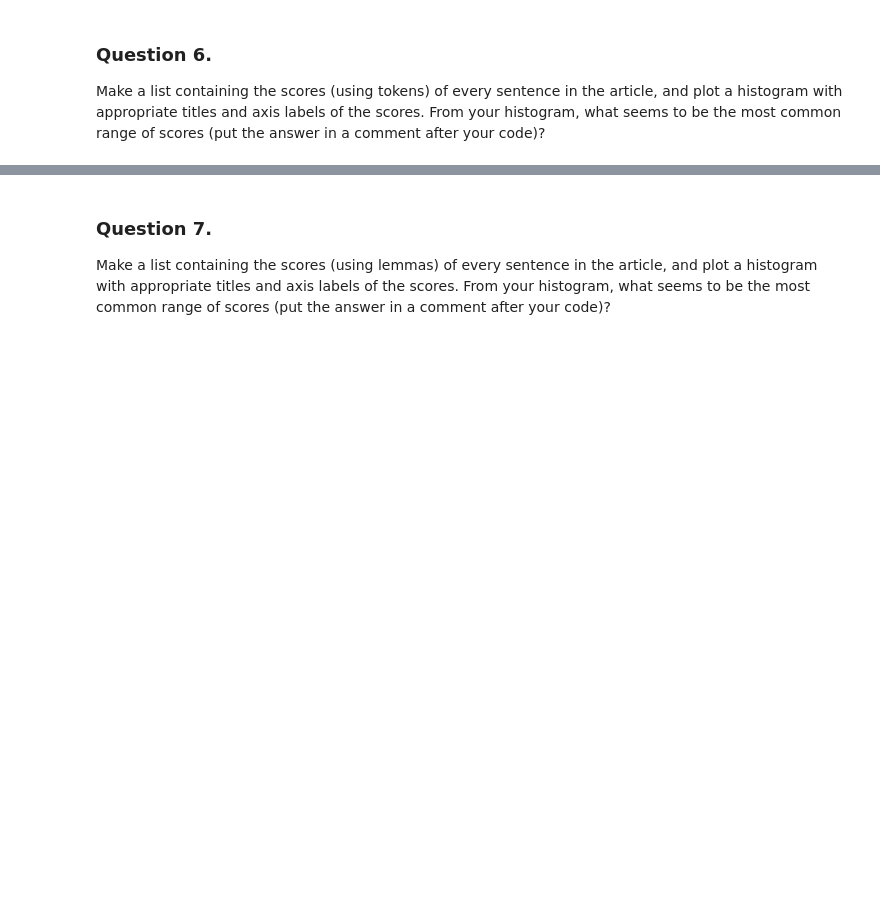
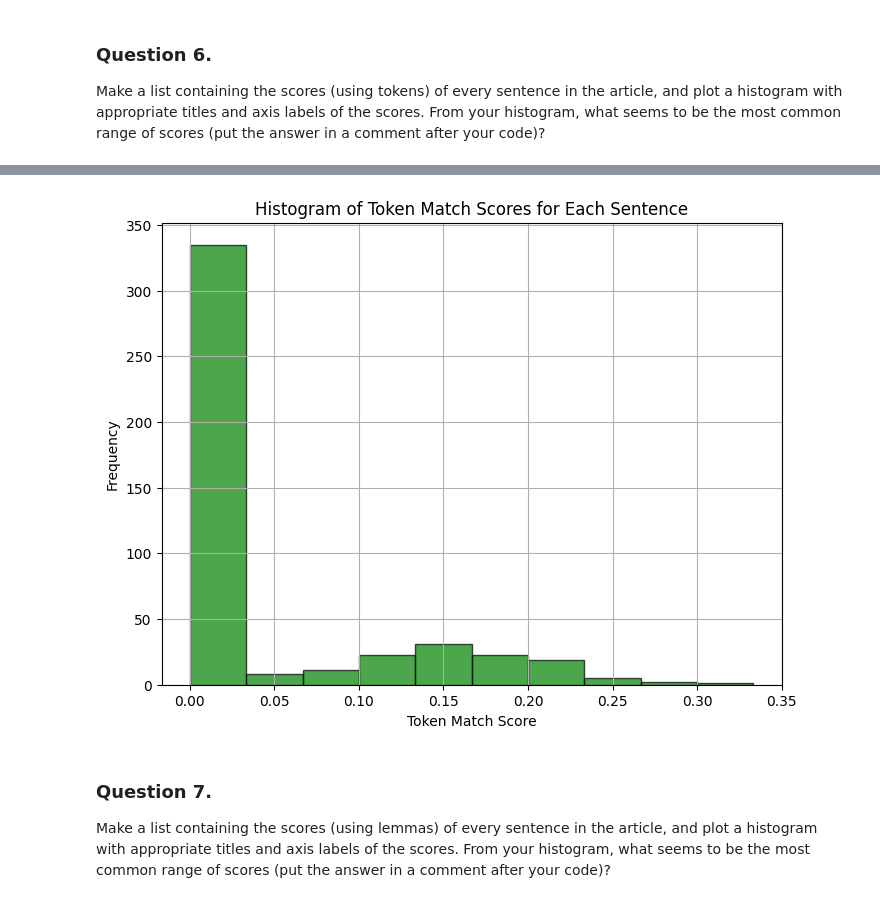
Before and after one commit to anjana-codes/webmin_06_project, a Jupyter notebook: web-scraping.ipynb, the cells around one changed output, grey strips where cells are left out. Saved outputs shown, nothing was run; the diff lists cells and outputs as text; code cells hidden in the pictures; blank space fills up the shorter version.

```diff
--- a/web-scraping.ipynb
+++ b/web-scraping.ipynb
@@ -111,10 +137,23 @@ Token: 'led', Frequency: 10
 Load the article text into a trained `spaCy` pipeline, and determine the 5 most frequent lemmas (converted to lower case).  Print the common lemmas with an appropriate label.  Additionally, print the lemmas with their frequencies (with appropriate labels). Make sure to remove things we don't care about (punctuation, stopwords, whitespace).
 # %%
 import spacy
+import matplotlib.pyplot as plt
 from collections import Counter
+import pickle
+from bs4 import BeautifulSoup
 
-# Load the spaCy pipeline
+# Load the spaCy model
 nlp = spacy.load("en_core_web_sm")
+
+# Load the HTML content from the pickle file
+file_name = "article.pkl"
+with open(file_name, "rb") as file:
+    article_html = pickle.load(file)
+
+# Parse the HTML content with BeautifulSoup
+soup = BeautifulSoup(article_html, "html.parser")
+article_text = soup.get_text()  # Extract the full article text
+
 
 # Process the text through the spaCy pipeline
 doc = nlp(article_text)
@@ -132,7 +171,7 @@ lemma_freq = Counter(filtered_lemmas)
 most_common_lemmas = lemma_freq.most_common(5)
 
 # Print the results
-print("Most common filtered_lemma and their frequency:")
+print("The five most frequent lemmas and their frequency:")
 for lemma, freq in most_common_lemmas:
     print(f"Lemma: '{lemma}', Frequency: {freq}")
 # %% [output]
@@ -248,3 +272,80 @@ plt.show()
+# %%
+import spacy
+import matplotlib.pyplot as plt
+from collections import Counter
+import pickle
+from bs4 import BeautifulSoup
+
+# Load the spaCy model
+nlp = spacy.load("en_core_web_sm")
+
+# Load the HTML content from the pickle file
+file_name = "article.pkl"
+with open(file_name, "rb") as file:
+    article_html = pickle.load(file)
+
+# Parse the HTML content with BeautifulSoup
+soup = BeautifulSoup(article_html, "html.parser")
+article_text = soup.get_text()  # Extract the full article text
+
+# Define the scoring function
+def score_sentence_by_token(sentence, interesting_tokens):
+    """
+    Calculates the ratio of matching tokens in the sentence compared to all tokens.
+
+    Args:
+        sentence (str): The input sentence to evaluate.
+        interesting_tokens (list): A list of "interesting" tokens to look for.
+
+    Returns:
+        float: The ratio of matching tokens to total tokens (between 0 and 1).
+    """
+    # Process the sentence with spaCy
+    doc = nlp(sentence)
+    # Count the number of matching tokens (case-insensitive)
+    match_count = sum(1 for token in doc if token.text.lower() in interesting_tokens)
+    # Calculate the ratio
+    ratio = match_count / len(doc) if len(doc) else 0
+    return ratio
+
+
+# Process the article through the spaCy pipeline
+doc = nlp(article_text)
+
+# Filter tokens: exclude punctuation, stopwords, and whitespace
+filtered_tokens = [
+    token.text.lower() for token in doc
+    if not token.is_stop and not token.is_punct and not token.is_space
+]
+
+# Count the frequency of each token
+token_freq = Counter(filtered_tokens)
+
+# Get the 5 most common tokens
+most_common_tokens = [token for token, freq in token_freq.most_common(5)]
+
+# List to store scores for each sentence
+scores = []
+
+# Iterate through sentences in the article and calculate their token match ratio
+for sentence in doc.sents:
+    score = score_sentence_by_token(sentence.text, most_common_tokens)
+    scores.append(score)
+
+# Plot the histogram of the scores
+plt.figure(figsize=(8, 6))
+plt.hist(scores, bins=10, color = 'green', edgecolor='black', alpha=0.7)
+plt.title("Histogram of Token Match Scores for Each Sentence")
+plt.xlabel("Token Match Score")
+plt.ylabel("Frequency")
+plt.grid(True)
+plt.show()
+
+# Comment: From the histogram, the most common range of scores falls between 0.0 and 0.2.
+# This suggests that most sentences have a low match ratio with the top 5 most common tokens,
+# indicating these tokens are not heavily repeated in individual sentences across the article.
+# %% [output]
+[figure, added]
 # %% [markdown]
 ### Question 7.
 Make a list containing the scores (using lemmas) of every sentence in the article, and plot a histogram with appropriate titles and axis labels of the scores.  From your histogram, what seems to be the most common range of scores (put the answer in a comment after your code)?
```
Also changed, not shown: parts of 11 cells of this notebook, 1 other file.
